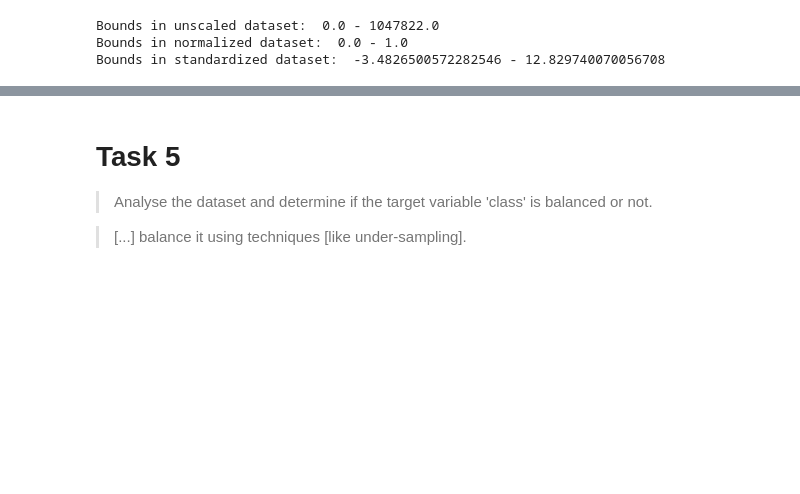
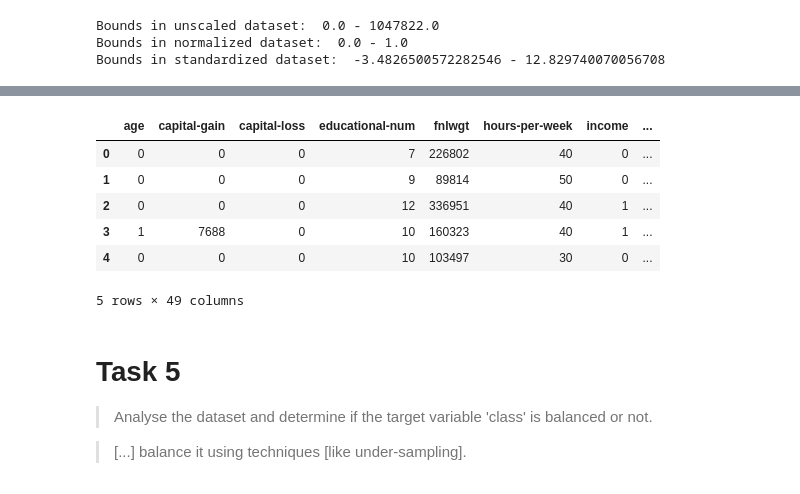
Before and after one commit to Jonson26/DSH-Pase2-Group1, a Jupyter notebook: Session2.ipynb, the cells around one changed output, grey strips where cells are left out. Cells and saved outputs as stored; diff of their text form; code cells hidden in the pictures; blank space fills up the shorter version.

```diff
--- a/Session2.ipynb
+++ b/Session2.ipynb
@@ -489,0 +618,3 @@ The code below is not functional as of now
+# %%
+# Define labels for the bins
+labels = [0, 1, 2]
@@ -490,3 +636,17 @@ The code below is not functional as of now
+# %%
+# Convert the numerical age values into categorical labels (This is the actual Binning step)
+df['age'] = pd.cut(df_old['age'], bins=bins, labels=labels, include_lowest=True)
+# %%
+# Output the current Dataframe
+df.head()
+# %% [output]
+|  | age | capital-gain | capital-loss | educational-num | fnlwgt | hours-per-week | income | ... |
+| 0 | 0 | 0 | 0 | 7 | 226802 | 40 | 0 | ... |
+| 1 | 0 | 0 | 0 | 9 | 89814 | 50 | 0 | ... |
+| 2 | 0 | 0 | 0 | 12 | 336951 | 40 | 1 | ... |
+| 3 | 1 | 7688 | 0 | 10 | 160323 | 40 | 1 | ... |
+| 4 | 0 | 0 | 0 | 10 | 103497 | 30 | 0 | ... |
+5 rows × 49 columns
 # %% [markdown]
 # Task 5
 
```
Also changed, not shown: parts of 42 cells of this notebook.
